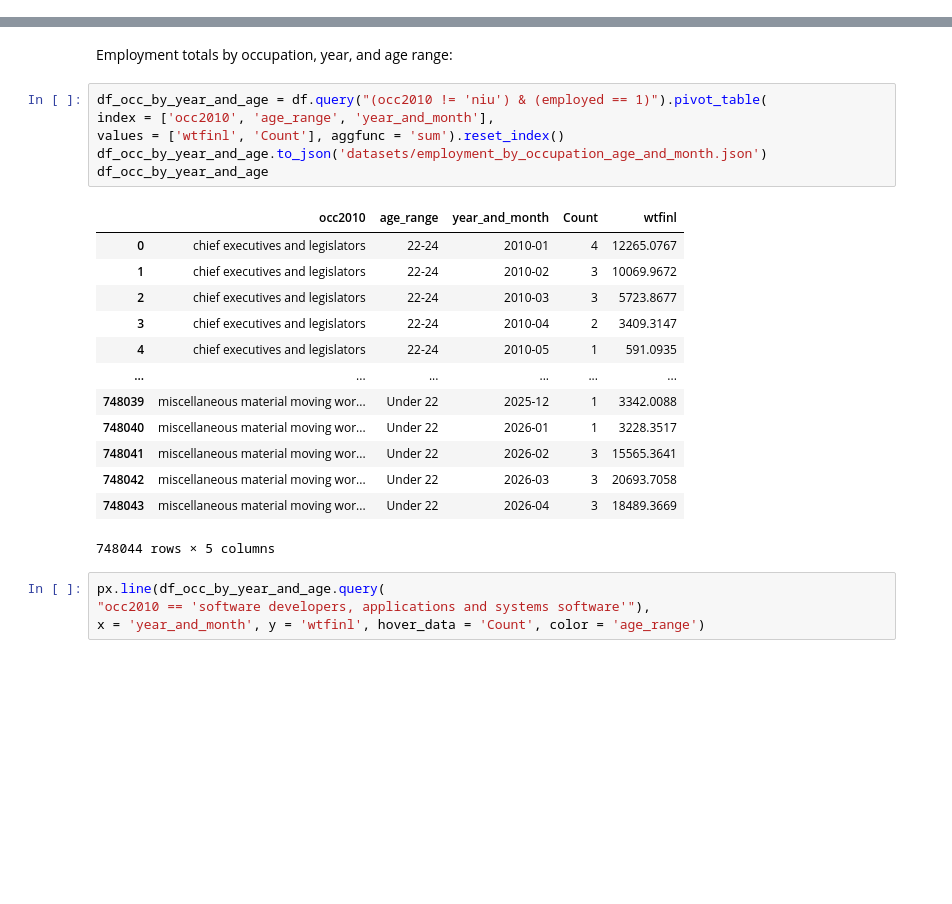
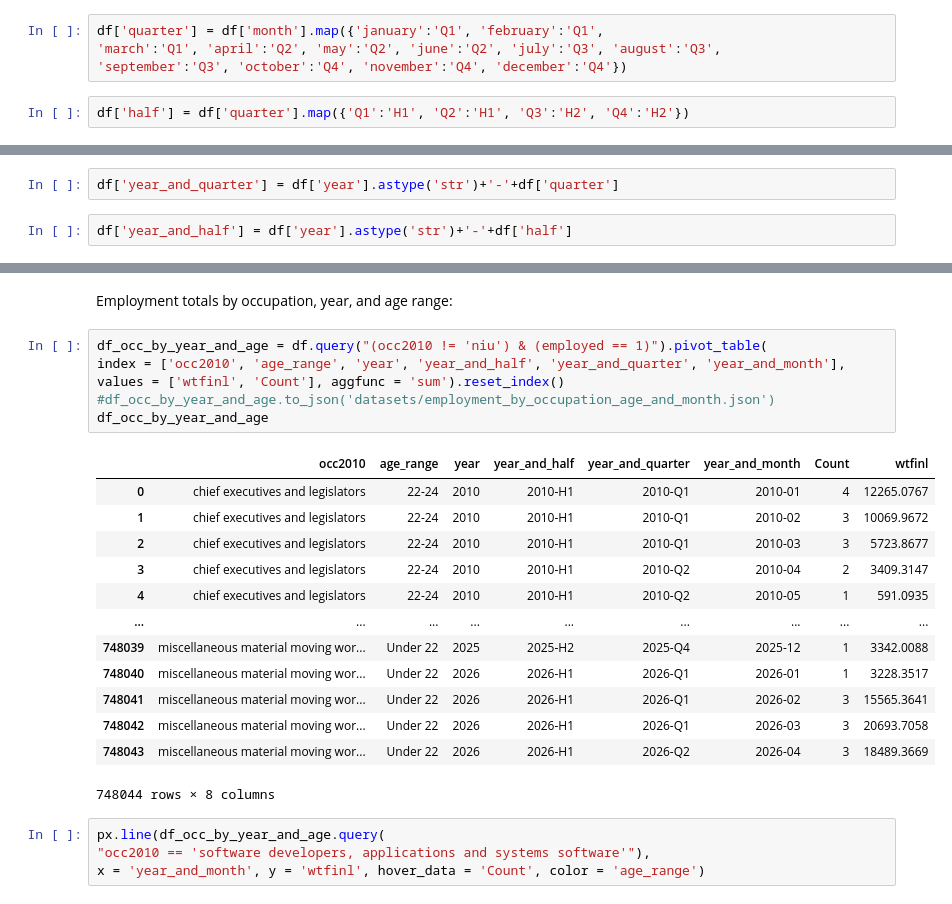
Before and after one commit to kburchfiel/employment_trends, a Jupyter notebook: employment_trends.ipynb, the cells around one changed output, grey strips where cells are left out. Cells and saved outputs as stored; diff of their text form; blank space fills up the shorter version.

```diff
--- a/employment_trends.ipynb
+++ b/employment_trends.ipynb
@@ -86,8 +87,18 @@ Name: count, dtype: int64
 df['month_code'] = df['month'].map({'january':'01', 'february':'02',
 'march':'03', 'april':'04', 'may':'05', 'june':'06', 'july':'07', 'august':'08',
 'september':'09', 'october':'10', 'november':'11', 'december':'12'})
+# %%
+df['quarter'] = df['month'].map({'january':'Q1', 'february':'Q1',
+'march':'Q1', 'april':'Q2', 'may':'Q2', 'june':'Q2', 'july':'Q3', 'august':'Q3',
+'september':'Q3', 'october':'Q4', 'november':'Q4', 'december':'Q4'})
+# %%
+df['half'] = df['quarter'].map({'Q1':'H1', 'Q2':'H1', 'Q3':'H2', 'Q4':'H2'})
 # %%
 df['year_and_month'] = df['year'].astype('str')+'-'+df['month_code'].astype('str')
+# %%
+df['year_and_quarter'] = df['year'].astype('str')+'-'+df['quarter']
+# %%
+df['year_and_half'] = df['year'].astype('str')+'-'+df['half']
 # %%
 df['uhrsworkt_revised'] = df['uhrsworkt'].astype('str').replace(
 {'niu':-1, 'hours vary':-1}).astype('int')
@@ -155,24 +166,24 @@ px.line(df_occ_by_year.query("occ2010 == 'software developers, applications and
 Employment totals by occupation, year, and age range:
 # %%
 df_occ_by_year_and_age = df.query("(occ2010 != 'niu') & (employed == 1)").pivot_table(
-index = ['occ2010', 'age_range', 'year_and_month'],
+index = ['occ2010', 'age_range', 'year', 'year_and_half', 'year_and_quarter', 'year_and_month'],
 values = ['wtfinl', 'Count'], aggfunc = 'sum').reset_index()
-df_occ_by_year_and_age.to_json('datasets/employment_by_occupation_age_and_month.json')
+#df_occ_by_year_and_age.to_json('datasets/employment_by_occupation_age_and_month.json')
 df_occ_by_year_and_age
 # %% [output]
-|  | occ2010 | age_range | year_and_month | Count | wtfinl |
-| 0 | chief executives and legislators | 22-24 | 2010-01 | 4 | 12265.0767 |
-| 1 | chief executives and legislators | 22-24 | 2010-02 | 3 | 10069.9672 |
-| 2 | chief executives and legislators | 22-24 | 2010-03 | 3 | 5723.8677 |
-| 3 | chief executives and legislators | 22-24 | 2010-04 | 2 | 3409.3147 |
-| 4 | chief executives and legislators | 22-24 | 2010-05 | 1 | 591.0935 |
-| ... | ... | ... | ... | ... | ... |
-| 748039 | miscellaneous material moving wor... | Under 22 | 2025-12 | 1 | 3342.0088 |
-| 748040 | miscellaneous material moving wor... | Under 22 | 2026-01 | 1 | 3228.3517 |
-| 748041 | miscellaneous material moving wor... | Under 22 | 2026-02 | 3 | 15565.3641 |
-| 748042 | miscellaneous material moving wor... | Under 22 | 2026-03 | 3 | 20693.7058 |
-| 748043 | miscellaneous material moving wor... | Under 22 | 2026-04 | 3 | 18489.3669 |
+|  | occ2010 | age_range | year | year_and_half | year_and_quarter | year_and_month | Count | wtfinl |
+| 0 | chief executives and legislators | 22-24 | 2010 | 2010-H1 | 2010-Q1 | 2010-01 | 4 | 12265.0767 |
+| 1 | chief executives and legislators | 22-24 | 2010 | 2010-H1 | 2010-Q1 | 2010-02 | 3 | 10069.9672 |
+| 2 | chief executives and legislators | 22-24 | 2010 | 2010-H1 | 2010-Q1 | 2010-03 | 3 | 5723.8677 |
+| 3 | chief executives and legislators | 22-24 | 2010 | 2010-H1 | 2010-Q2 | 2010-04 | 2 | 3409.3147 |
+| 4 | chief executives and legislators | 22-24 | 2010 | 2010-H1 | 2010-Q2 | 2010-05 | 1 | 591.0935 |
+| ... | ... | ... | ... | ... | ... | ... | ... | ... |
+| 748039 | miscellaneous material moving wor... | Under 22 | 2025 | 2025-H2 | 2025-Q4 | 2025-12 | 1 | 3342.0088 |
+| 748040 | miscellaneous material moving wor... | Under 22 | 2026 | 2026-H1 | 2026-Q1 | 2026-01 | 1 | 3228.3517 |
+| 748041 | miscellaneous material moving wor... | Under 22 | 2026 | 2026-H1 | 2026-Q1 | 2026-02 | 3 | 15565.3641 |
+| 748042 | miscellaneous material moving wor... | Under 22 | 2026 | 2026-H1 | 2026-Q1 | 2026-03 | 3 | 20693.7058 |
+| 748043 | miscellaneous material moving wor... | Under 22 | 2026 | 2026-H1 | 2026-Q2 | 2026-04 | 3 | 18489.3669 |
-748044 rows × 5 columns
+748044 rows × 8 columns
 # %%
 px.line(df_occ_by_year_and_age.query(
 "occ2010 == 'software developers, applications and systems software'"),
```
Also changed, not shown: parts of 2 cells of this notebook, 2 other files.
